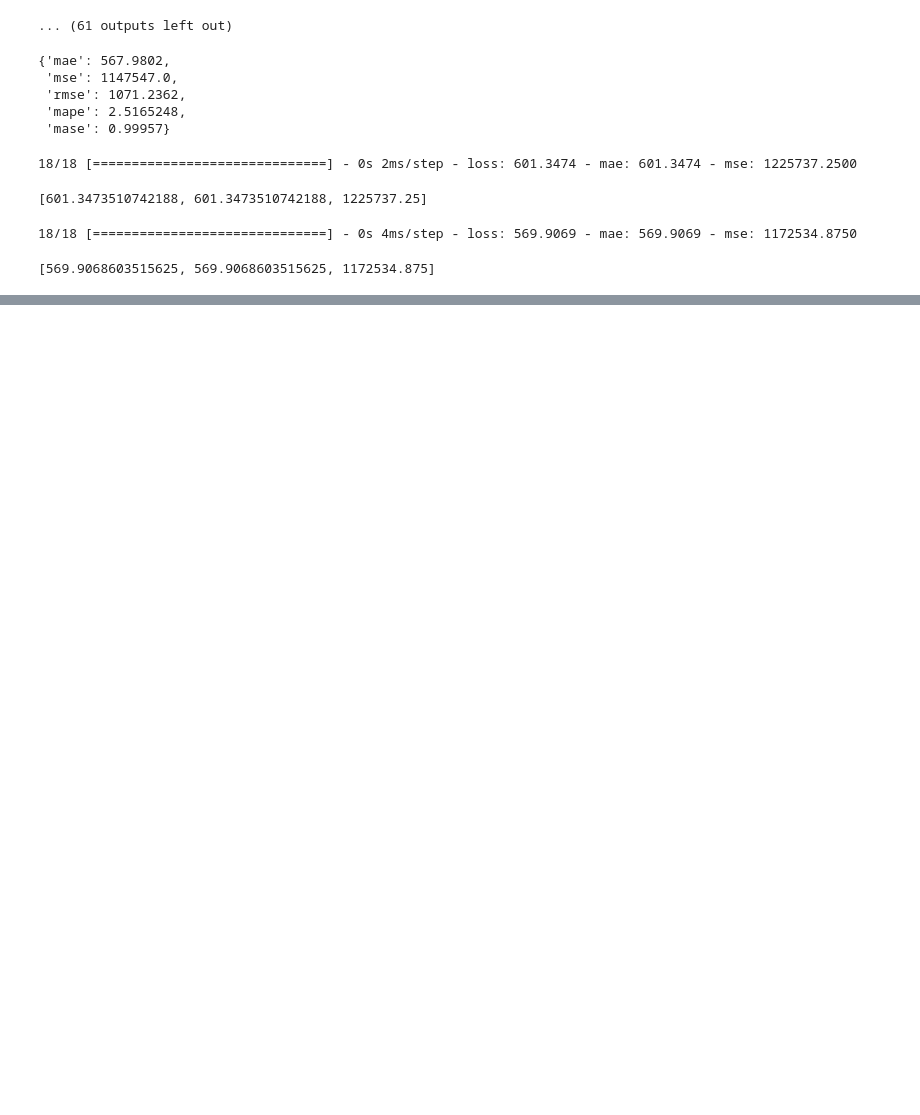
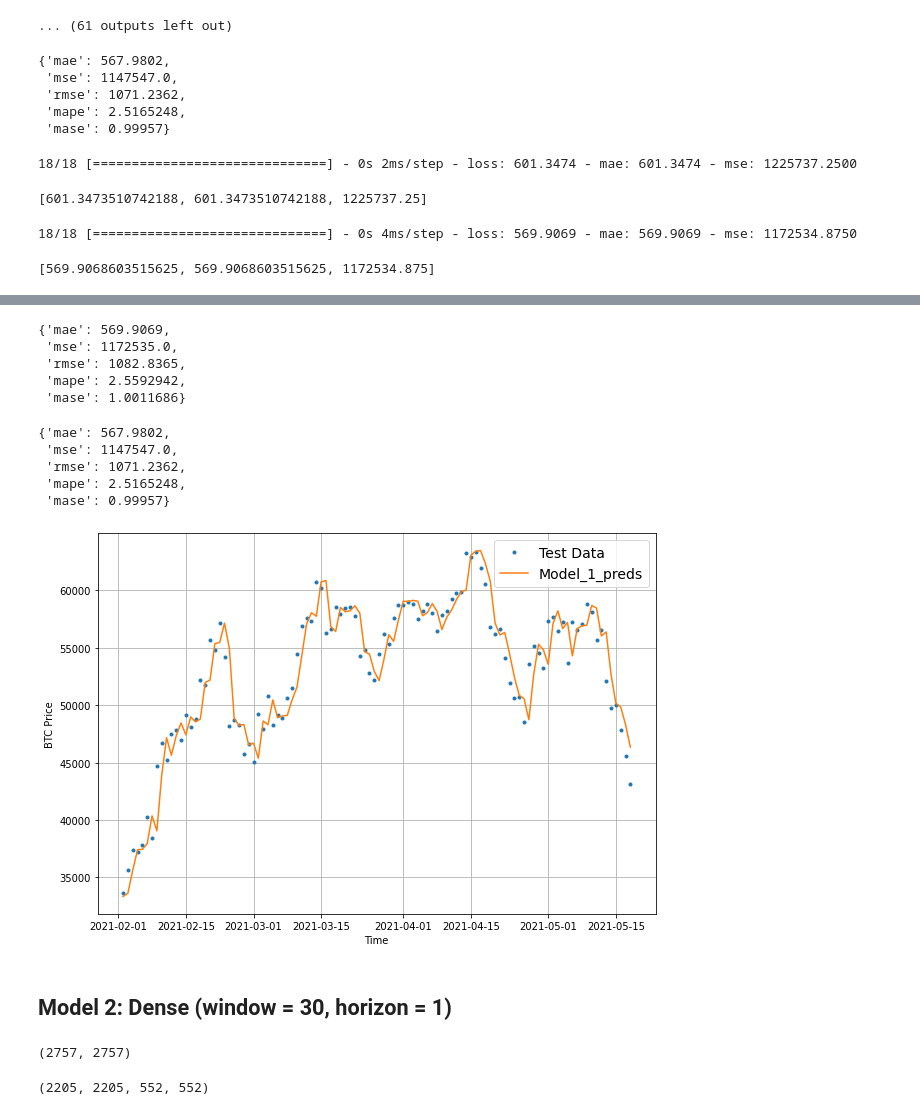
Before and after one commit to redrum88/tensorflow, a Jupyter notebook: 10_time_series_forecasting_with_tensorflow_video.ipynb, the cells around one changed output, grey strips where cells are left out. Cells and saved outputs as stored; diff of their text form; code cells hidden in the pictures; blank space fills up the shorter version.

```diff
--- a/10_time_series_forecasting_with_tensorflow_video.ipynb
+++ b/10_time_series_forecasting_with_tensorflow_video.ipynb
@@ -726,0 +734,18 @@ model_1.evaluate(test_windows, test_labels)
+# %%
+def make_preds(model, input_data):
+  """
+  Generates a prediction (forecast) for the given `input_data` using the `model`.
+
+  Args:
+      model (object): A trained machine learning model capable of making predictions.
+      input_data (object): Input data in the format expected by the `model`.
+
+  Returns:
+      The forecast generated by the `model` for the given `input_data`, as a one-dimensional tensor.
+  """
+  forecast = model.predict(input_data)
+  return tf.squeeze(forecast)
+# %%
+# Make predictions using model_1 on the test dataset and view results
+model_1_preds = make_preds(model_1, test_windows)
+len(model_1_preds), model_1_preds[:10]
@@ -726,0 +770,34 @@ model_1.evaluate(test_windows, test_labels)
+# %%
+# Evaluate preds
+model_1_results = evaluate_preds(tf.squeeze(test_labels), model_1_preds)
+model_1_results
+# %% [output]
+{'mae': 569.9069,
+ 'mse': 1172535.0,
+ 'rmse': 1082.8365,
+ 'mape': 2.5592942,
+ 'mase': 1.0011686}
+# %%
+naive_results
+# %% [output]
+{'mae': 567.9802,
+ 'mse': 1147547.0,
+ 'rmse': 1071.2362,
+ 'mape': 2.5165248,
+ 'mase': 0.99957}
+# %%
+# Let's plot our model 1 predictions
+offset = 450
+plt.figure(figsize=(10, 7))
+# Account for the test_window offset and index into test_labels to ensure correct plotting
+plot_time_series(timesteps=X_test[-len(test_windows):], values=test_labels[:, 0], start=offset, label="Test Data")
+
+plot_time_series(timesteps=X_test[-len(test_windows):],
+                 values=model_1_preds,
+                 start=offset,
+                 format="-",
+                 label="Model_1_preds")
+# %% [output]
+[figure, added]
+# %% [markdown]
+## Model 2: Dense (window = 30, horizon = 1)
@@ -726,0 +807,14 @@ model_1.evaluate(test_windows, test_labels)
+# %%
+# Make window data with appropriate horizon and window sizes
+full_windows, full_labels = make_windows(prices, window_size=WINDOW_SIZE, horizon=HORIZON)
+len(full_windows), len(full_labels)
+# %% [output]
+(2757, 2757)
+# %%
+# Make train and test windows
+train_windows, test_windows, train_labels, test_labels = make_train_test_splits(windows=full_windows,
+                                                                                labels=full_labels,
+                                                                                test_split=0.2)
+len(train_windows), len(train_labels), len(test_windows), len(test_labels)
+# %% [output]
+(2205, 2205, 552, 552)
```
Also changed, not shown: parts of 27 cells of this notebook.
